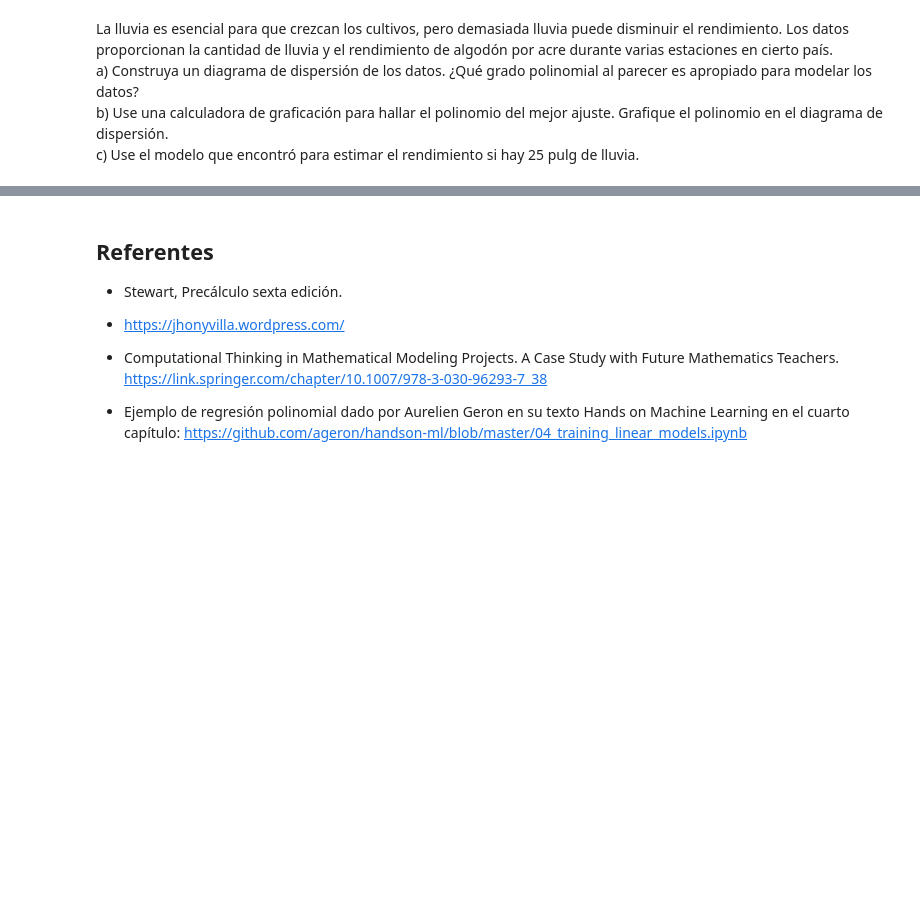
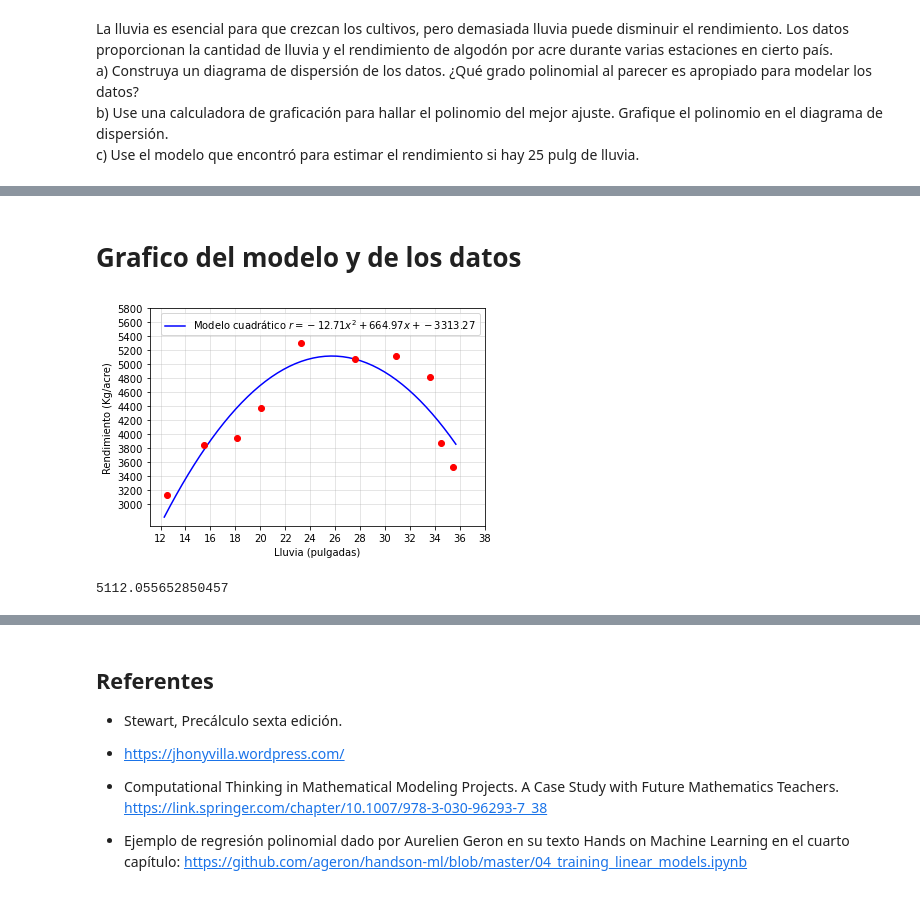
Before and after one commit to marco-canas/fundamentos_de_las_matematicas, a Jupyter notebook: clases/3_funciones/funciones_polinomiales/poli_modelacion_1.ipynb, the cells around one changed output, grey strips where cells are left out. Saved outputs shown, nothing was run; the diff lists cells and outputs as text; code cells hidden in the pictures; blank space fills up the shorter version.

```diff
--- a/clases/3_funciones/funciones_polinomiales/poli_modelacion_1.ipynb
+++ b/clases/3_funciones/funciones_polinomiales/poli_modelacion_1.ipynb
@@ -131,0 +220,2 @@ c) Use el modelo que encontró para estimar el rendimiento si hay 25 pulg de llu
+# %%
+ c,b,a = lin_reg.intercept_, lin_reg.coef_[0], lin_reg.coef_[1],  # ax^{2} + bx + c
@@ -131,0 +234,26 @@ c) Use el modelo que encontró para estimar el rendimiento si hay 25 pulg de llu
+# %% [markdown]
+# Grafico del modelo y de los datos
+# %%
+X_new = np.linspace(min(X) -0.2, max(X) + 0.2) # Dominio de graficación
+
+y_new = a*X_new**2 + b*X_new + c
+
+plt.plot(X_new, y_new, 'b-', label = 'Modelo cuadrático $r = -12.71x^{2} + 664.97x + -3313.27$')
+
+plt.plot(X,y, 'ro')
+
+plt.xlabel('Lluvia (pulgadas)')
+plt.ylabel('Rendimiento (Kg/acre)')
+
+plt.xticks(np.arange(12, 40, 2))
+plt.yticks(np.arange(3000, 6000, 200))
+
+plt.grid(alpha = 0.4)
+
+plt.legend()
+
+plt.savefig('datos_lluvia_vs_rendimiento_modelados.jpg')
+
+plt.show()
+# %% [output]
+[figure, added]
@@ -131,0 +263,4 @@ c) Use el modelo que encontró para estimar el rendimiento si hay 25 pulg de llu
+# %%
+modelo_cuadratico(25)
+# %% [output]
+5112.055652850457
```
Also changed, not shown: parts of 26 cells of this notebook, 1 other file.
